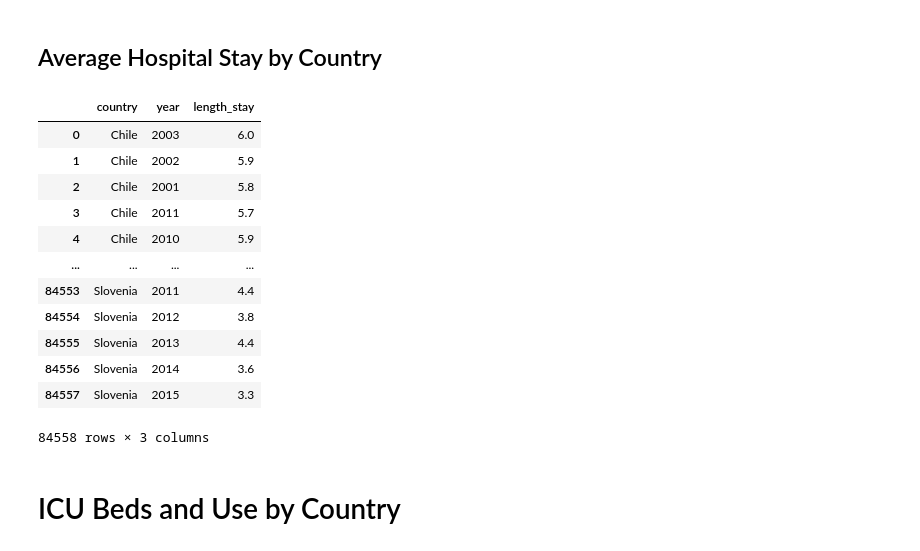
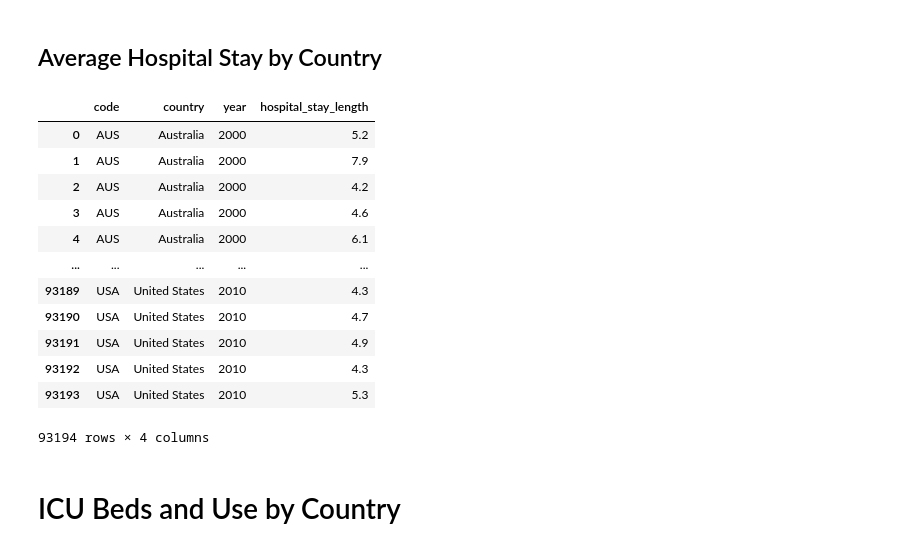
Before and after one commit to AishaWolff/data_science_research_project, a Jupyter notebook: DataCheckpoint_Group063-FA24.ipynb, the cells around one changed output. Drawn from its saved outputs; the diff is of its cells as text; code cells hidden in the pictures.

```diff
--- a/DataCheckpoint_Group063-FA24.ipynb
+++ b/DataCheckpoint_Group063-FA24.ipynb
@@ -178,23 +176,23 @@ av_mortality
 ## Average Hospital Stay by Country
 # %%
 #load the data
-len_stay = pd.read_csv("cleaned_datasets/length_stay.csv")
+len_stay = pd.read_csv("cleaned_datasets/hospital_stay_length.csv")
 
 len_stay
 # %% [output]
-|  | country | year | length_stay |
-| 0 | Chile | 2003 | 6.0 |
-| 1 | Chile | 2002 | 5.9 |
-| 2 | Chile | 2001 | 5.8 |
-| 3 | Chile | 2011 | 5.7 |
-| 4 | Chile | 2010 | 5.9 |
-| ... | ... | ... | ... |
-| 84553 | Slovenia | 2011 | 4.4 |
-| 84554 | Slovenia | 2012 | 3.8 |
-| 84555 | Slovenia | 2013 | 4.4 |
-| 84556 | Slovenia | 2014 | 3.6 |
-| 84557 | Slovenia | 2015 | 3.3 |
+|  | code | country | year | hospital_stay_length |
+| 0 | AUS | Australia | 2000 | 5.2 |
+| 1 | AUS | Australia | 2000 | 7.9 |
+| 2 | AUS | Australia | 2000 | 4.2 |
+| 3 | AUS | Australia | 2000 | 4.6 |
+| 4 | AUS | Australia | 2000 | 6.1 |
+| ... | ... | ... | ... | ... |
+| 93189 | USA | United States | 2010 | 4.3 |
+| 93190 | USA | United States | 2010 | 4.7 |
+| 93191 | USA | United States | 2010 | 4.9 |
+| 93192 | USA | United States | 2010 | 4.3 |
+| 93193 | USA | United States | 2010 | 5.3 |
-84558 rows × 3 columns
+93194 rows × 4 columns
 # %% [markdown]
 # ICU Beds and Use by Country
 # %%
```
Also changed, not shown: parts of 12 cells of this notebook.
